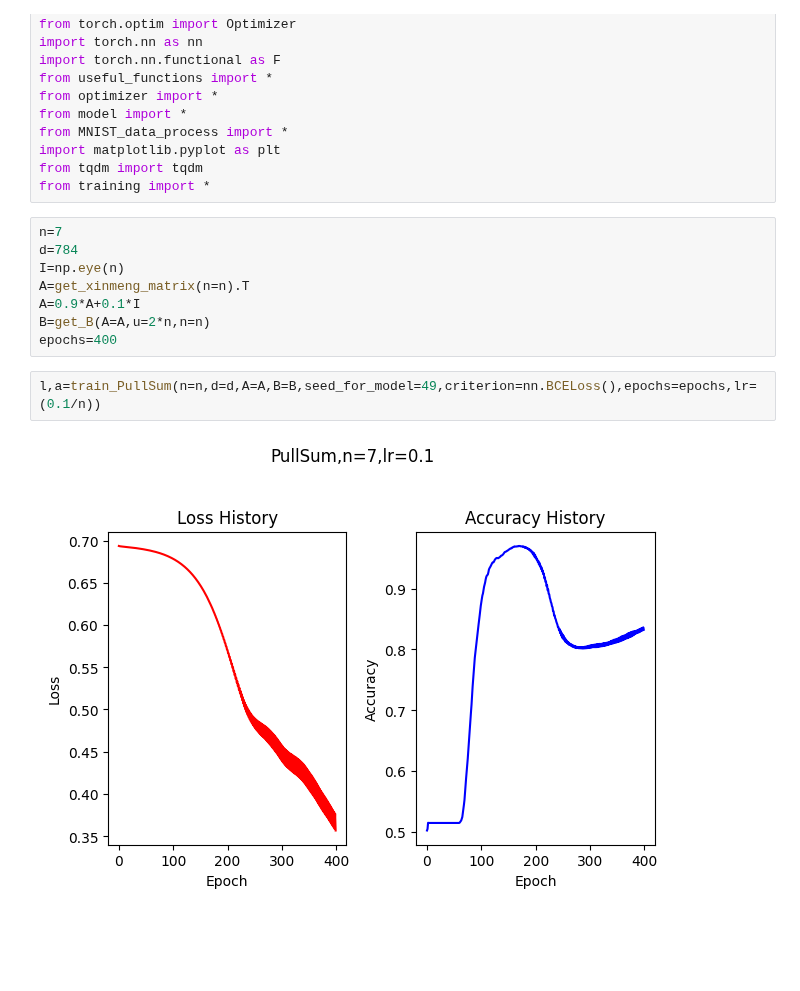
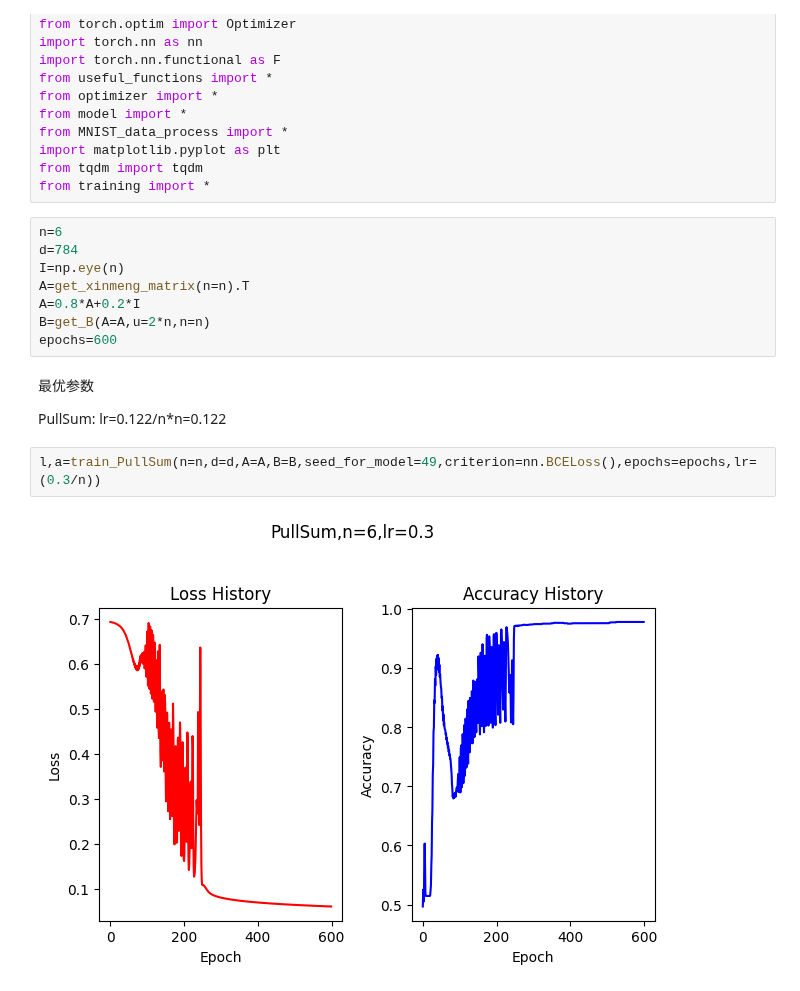
Before and after one commit to Luoxiaogan/PullSum_MNIST, a Jupyter notebook: code/神经网络实验/新测试.ipynb, the cells around one changed output. Drawn from its saved outputs; the diff is of its cells as text; blank space fills up the shorter version.

```diff
--- a/code/神经网络实验/新测试.ipynb
+++ b/code/神经网络实验/新测试.ipynb
@@ -14,14 +14,18 @@ import matplotlib.pyplot as plt
 from tqdm import tqdm
 from training import *
 # %%
-n=7
+n=6
 d=784
 I=np.eye(n)
 A=get_xinmeng_matrix(n=n).T
-A=0.9*A+0.1*I
+A=0.8*A+0.2*I
 B=get_B(A=A,u=2*n,n=n)
-epochs=400
+epochs=600
+# %% [markdown]
+最优参数
+
+PullSum: lr=0.122/n*n=0.122
 # %%
-l,a=train_PullSum(n=n,d=d,A=A,B=B,seed_for_model=49,criterion=nn.BCELoss(),epochs=epochs,lr=(0.1/n))
+l,a=train_PullSum(n=n,d=d,A=A,B=B,seed_for_model=49,criterion=nn.BCELoss(),epochs=epochs,lr=(0.3/n))
 # %% [output]
-[figure, old version]
+[figure, new version]
```
Also changed, not shown: parts of 13 cells of this notebook, 1 other file.
